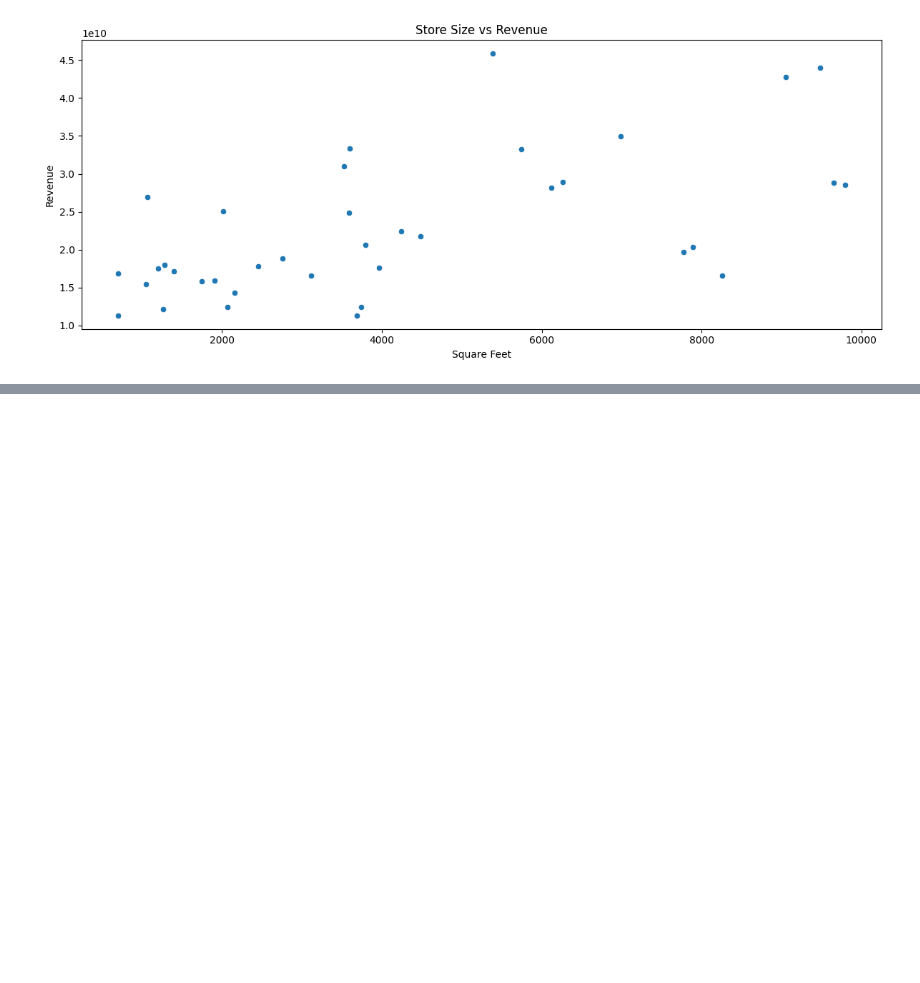
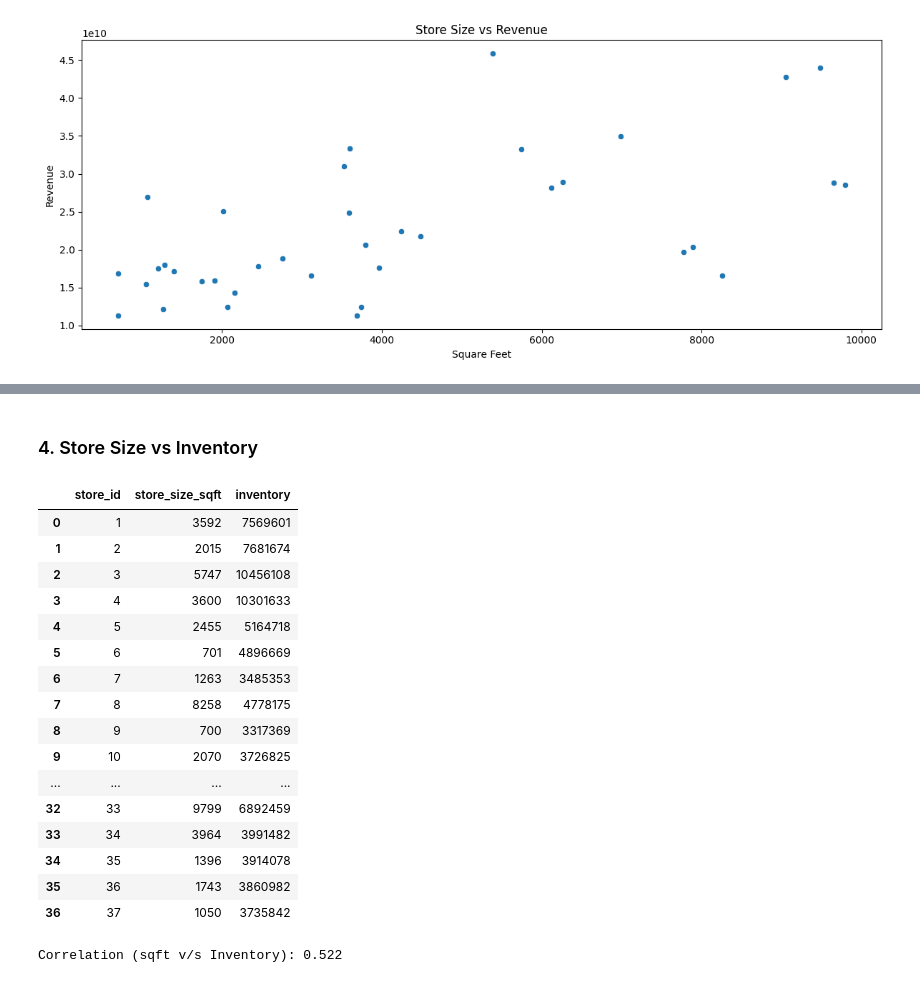
Before and after one commit to rejojose55625/demandEngine, a Jupyter notebook: notebooks/analysis.ipynb, the cells around one changed output, grey strips where cells are left out. Saved outputs shown, nothing was run; the diff lists cells and outputs as text; code cells hidden in the pictures; blank space fills up the shorter version.

```diff
--- a/notebooks/analysis.ipynb
+++ b/notebooks/analysis.ipynb
@@ -484,0 +565,30 @@ fig = plot_scatter_plot(
+# %% [markdown]
+### 4. Store Size vs Inventory
+# %%
+size_inventory = sales_df.groupby('store_id').agg({
+    'store_size_sqft': 'first',
+    'inventory': 'sum'
+}).reset_index(); size_inventory
+# %% [output]
+|  | store_id | store_size_sqft | inventory |
+| 0 | 1 | 3592 | 7569601 |
+| 1 | 2 | 2015 | 7681674 |
+| 2 | 3 | 5747 | 10456108 |
+| 3 | 4 | 3600 | 10301633 |
+| 4 | 5 | 2455 | 5164718 |
+| 5 | 6 | 701 | 4896669 |
+| 6 | 7 | 1263 | 3485353 |
+| 7 | 8 | 8258 | 4778175 |
+| 8 | 9 | 700 | 3317369 |
+| 9 | 10 | 2070 | 3726825 |
+| ... | ... | ... | ... |
+| 32 | 33 | 9799 | 6892459 |
+| 33 | 34 | 3964 | 3991482 |
+| 34 | 35 | 1396 | 3914078 |
+| 35 | 36 | 1743 | 3860982 |
+| 36 | 37 | 1050 | 3735842 |
+# %%
+corr_inv = size_inventory[['store_size_sqft', 'inventory']].corr().iloc[0, 1]
+print(f"Correlation (sqft v/s Inventory): {corr_inv:.3f}")
+# %% [output]
+Correlation (sqft v/s Inventory): 0.522
```
Also changed, not shown: parts of 29 cells of this notebook.
